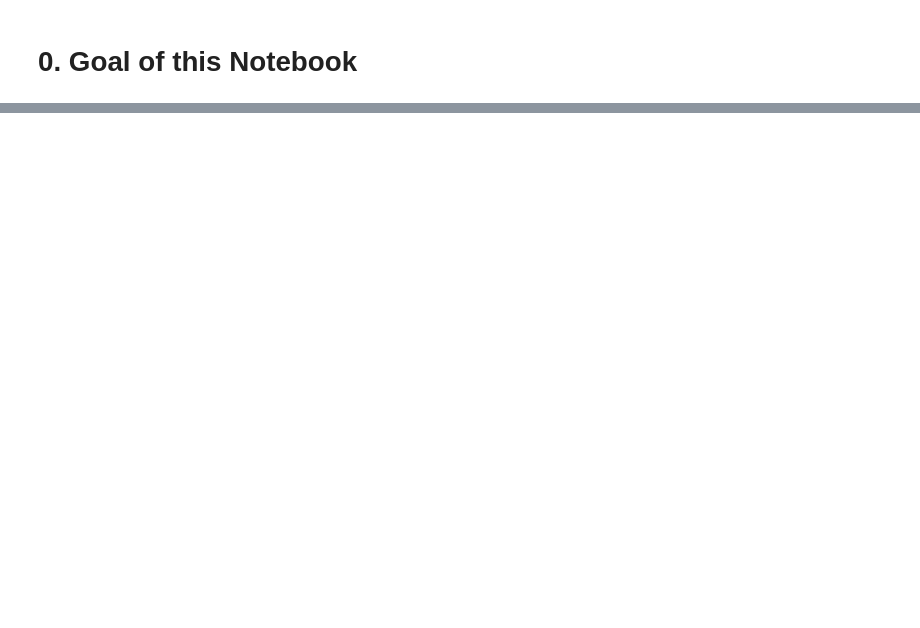
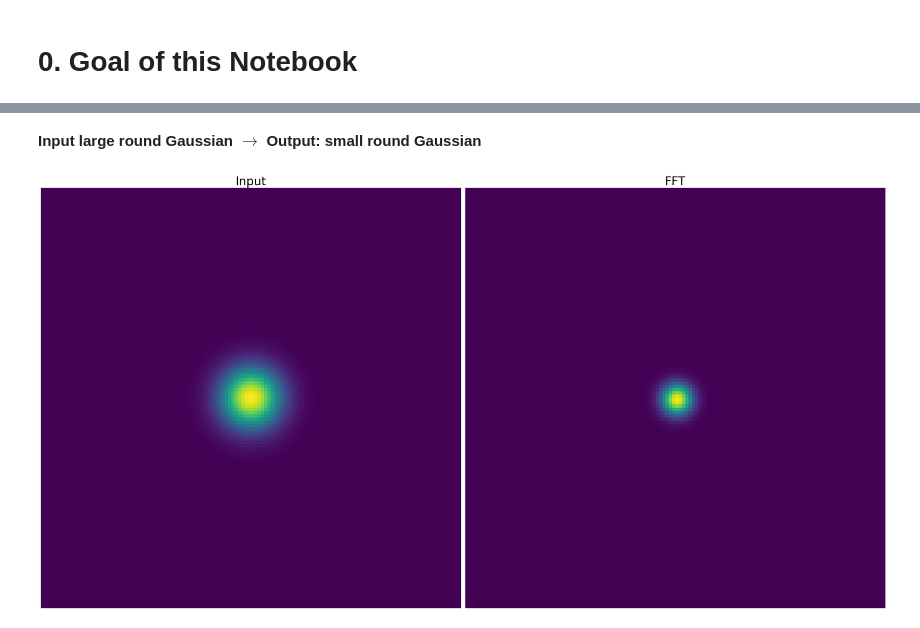
Before and after one commit to MatthewDowicz/Blending, a Jupyter notebook: 04_FT_of_gaussians.ipynb, the cells around one changed output, grey strips where cells are left out. Saved outputs shown, nothing was run; the diff lists cells and outputs as text; code cells hidden in the pictures; blank space fills up the shorter version.

```diff
--- a/04_FT_of_gaussians.ipynb
+++ b/04_FT_of_gaussians.ipynb
@@ -47,0 +193,18 @@ plt.imshow(blend_images[0][0])
+# %% [markdown]
+**Input large round Gaussian $\rightarrow$ Output: small round Gaussian**
+# %%
+gauss, DFT = FT_by_hand(sigma_x=1.0, sigma_y=1.0)
+
+fig, axes = plt.subplots(1, 2, figsize=(30,26))
+axes[0].imshow(gauss)
+axes[0].axis('off')
+axes[0].set_title('Input', fontsize=30)
+axes[1].imshow(np.abs(DFT))
+axes[1].axis('off')
+axes[1].set_title('FFT', fontsize=30)
+
+
+plt.tight_layout()
+plt.show()
+# %% [output]
+[figure, added]
```
Also changed, not shown: parts of 39 cells of this notebook.
